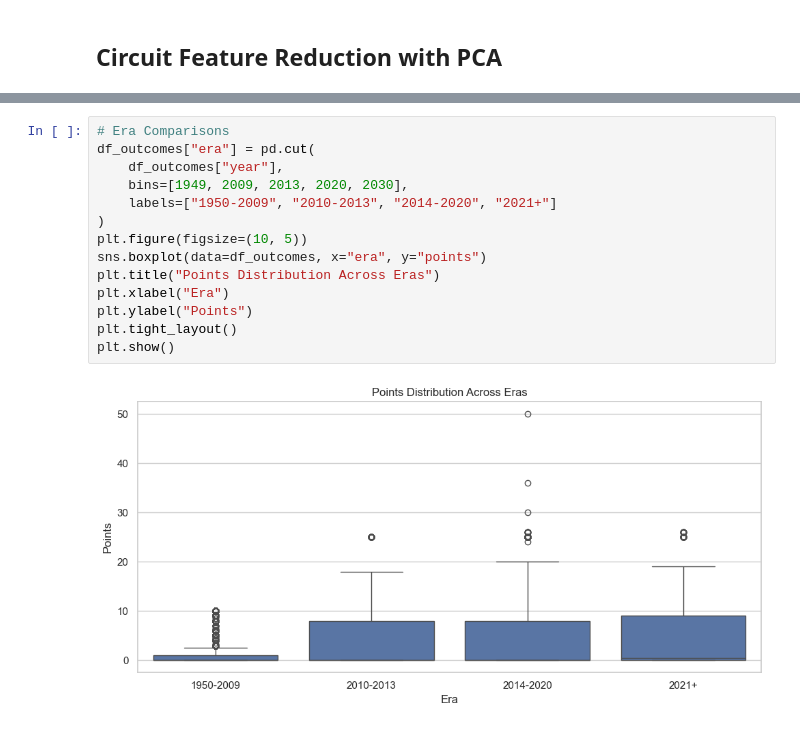
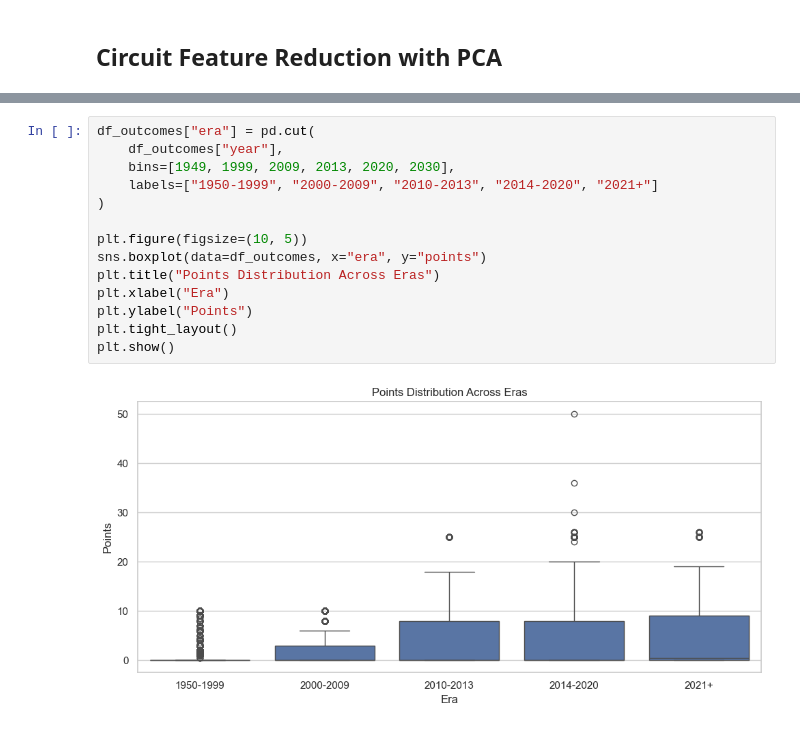
Before and after one commit to blackpaigestone/f1-worldchamp, a Jupyter notebook: 05_distribution_shape_and_dimensionality.ipynb, the cells around one changed output, grey strips where cells are left out. Cells and saved outputs as stored; diff of their text form.

```diff
--- a/05_distribution_shape_and_dimensionality.ipynb
+++ b/05_distribution_shape_and_dimensionality.ipynb
@@ -699,16 +936,16 @@ plt.show()
 # %%
-# Era Comparisons
 df_outcomes["era"] = pd.cut(
     df_outcomes["year"],
-    bins=[1949, 2009, 2013, 2020, 2030],
-    labels=["1950-2009", "2010-2013", "2014-2020", "2021+"]
+    bins=[1949, 1999, 2009, 2013, 2020, 2030],
+    labels=["1950-1999", "2000-2009", "2010-2013", "2014-2020", "2021+"]
 )
+
 plt.figure(figsize=(10, 5))
 sns.boxplot(data=df_outcomes, x="era", y="points")
 plt.title("Points Distribution Across Eras")
 plt.xlabel("Era")
 plt.ylabel("Points")
 plt.tight_layout()
 plt.show()
 # %% [output]
-[figure, old version]
+[figure, new version]
```
Also changed, not shown: parts of 23 cells of this notebook.
